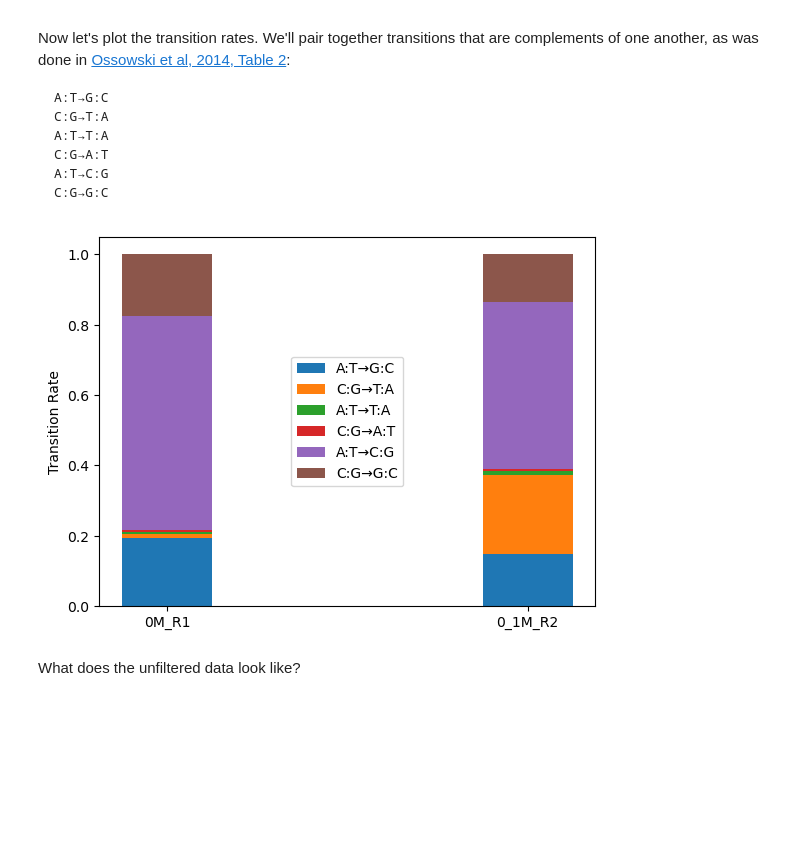
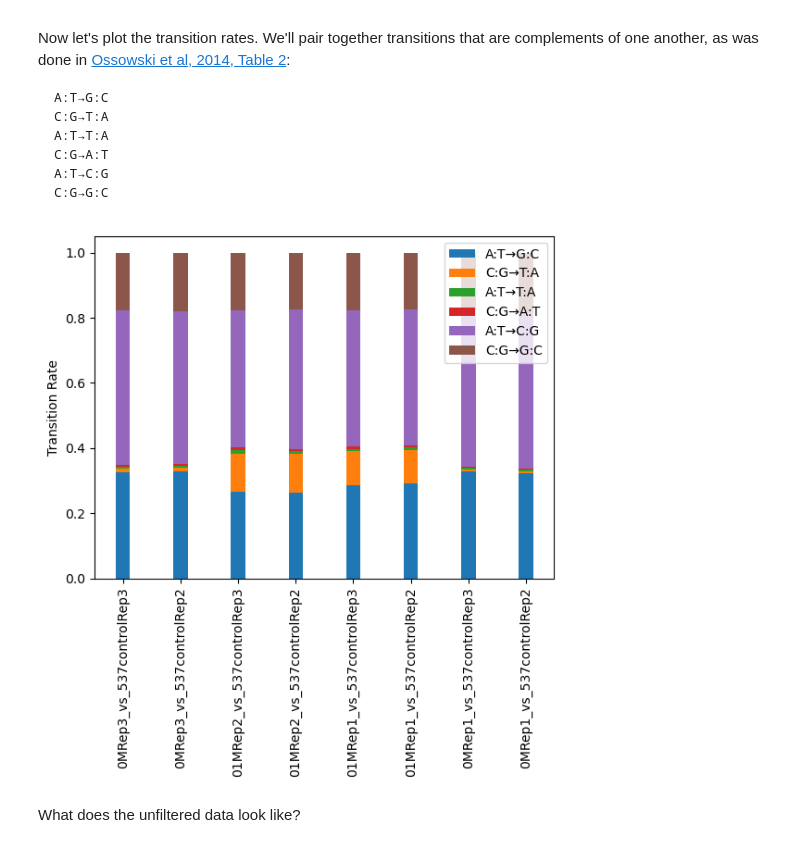
Before and after one commit to serenalotreck/evolved-nanno, a Jupyter notebook: notebooks/lofreq_variant_exploration.ipynb, the cells around one changed output. Saved outputs shown, nothing was run; the diff lists cells and outputs as text; code cells hidden in the pictures; blank space fills up the shorter version.

Commit message:
Finalize variant calling notebooks and figures

```diff
--- a/notebooks/lofreq_variant_exploration.ipynb
+++ b/notebooks/lofreq_variant_exploration.ipynb
@@ -17,3 +22,9 @@ import seaborn as sns
+# %%
+vcf_filepaths = {}
+for f in listdir(var_top_path):
+    if isdir(f'{var_top_path}/{f}'):
+        vcf_path = f'{var_top_path}/{f}/{f}.lofreq.vcf.gz'
+        vcf_filepaths[f] = vcf_path
 # %%
 def loadVCF(vcf):
     """
@@ -38,12 +49,14 @@ def loadVCF(vcf):
 
     return df
 # %%
-lofreq_output_path = '/mnt/research/Walker_Lab_Research/Serena_project_data/evolved-nanno_data/data/loFreq_output'
 variant_dfs = {}
-for f in listdir(lofreq_output_path):
-    variant_dfs['_'.join(f.split('.')[0].split('_')[:-1])] = loadVCF(f'{lofreq_output_path}/{f}')
+for name, path in vcf_filepaths.items():
+    variant_dfs[name] = loadVCF(path)
 # %% [markdown]
 A variant is uniquely defined across samples by its position; we'll remove any rows from the two treatment conditions that have the same scaffold and position number as thosei n the control.
 # %%
 for sample, df in variant_dfs.items():
     df['variant_identifier'] = list(zip(df['#CHROM'], df['POS']))
+# %%
+comparison_pairs = [p for p in permutations(variant_dfs.keys(), 2) if not '537' in p[0] and '537' in p[1]]
+comparison_pairs
@@ -50,8 +72,9 @@ for sample, df in variant_dfs.items():
 # %%
 filtered_treatment_samples = {}
-for sample in ['0M_R1', '0_1M_R2']:
-    df = variant_dfs[sample]
-    filtered_df = df[~df['variant_identifier'].isin(variant_dfs['537_control_R2'].variant_identifier)]
-    print(f'{len(filtered_df)} of {len(df)} variants ({100*(len(filtered_df)/len(df)):.2f}%) are unique to sample {sample}')
-    filtered_treatment_samples[sample] = filtered_df
+for exp, control in comparison_pairs:
+    exp_df = variant_dfs[exp]
+    ctrl_df = variant_dfs[control]
+    filtered_df = exp_df[~exp_df['variant_identifier'].isin(ctrl_df.variant_identifier)]
+    print(f'{len(filtered_df)} of {len(exp_df)} variants ({100*(len(filtered_df)/len(exp_df)):.2f}%) are unique to sample {exp}')
+    filtered_treatment_samples[f'{exp}_vs_{control}'] = filtered_df
 # %% [output]
@@ -104,19 +133,19 @@ for sample, df in filtered_treatment_samples.items():
 # %%
 fig, ax = plt.subplots()
 
 width = 0.25
-bottom = np.zeros(2)
+bottom = np.zeros(8)
 
 for name, probs in conversions_to_plot.items():
     ax.bar(filtered_treatment_samples.keys(), probs, width, bottom=bottom, label=f'{name}')
     bottom += probs
 
 ax.set_ylabel('Transition Rate')
-ax.legend(loc='center')
-
+ax.legend(loc='upper right')
+plt.xticks(rotation=90)
 plt.show()
 # %% [output]
-[figure, old version]
+[figure, new version]
 # %% [markdown]
 What does the unfiltered data look like?
 # %%
```
Also changed, not shown: parts of 11 cells of this notebook, 3 other files.
